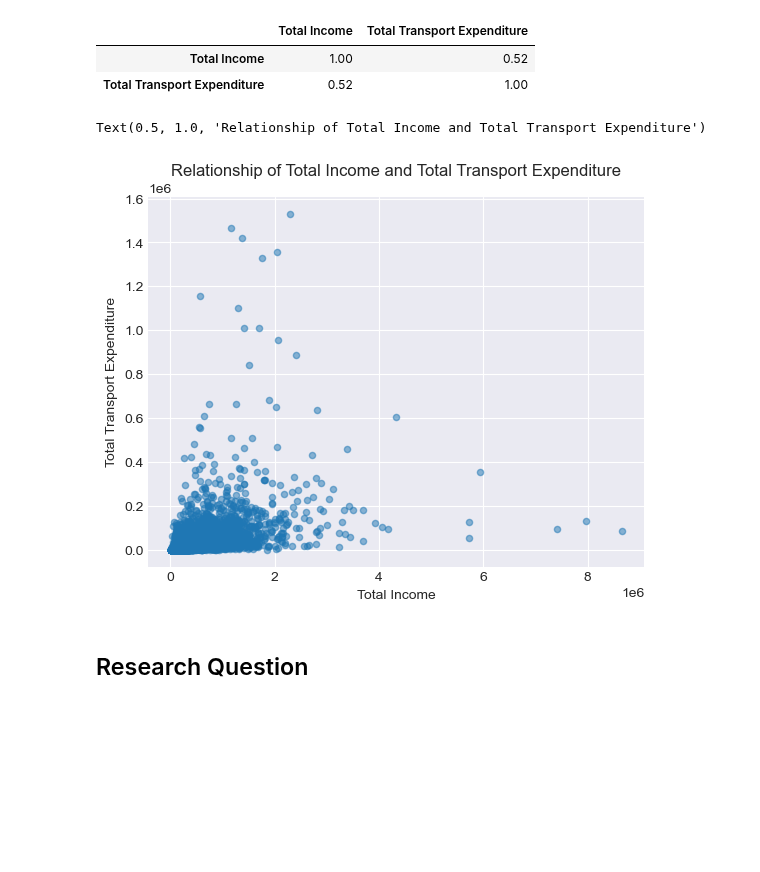
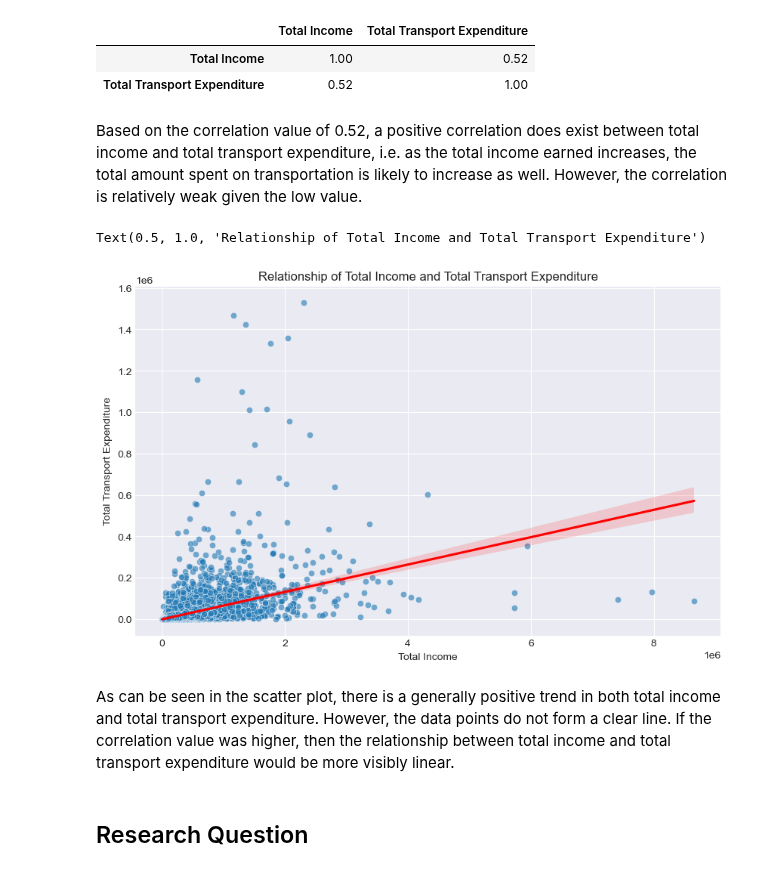
Before and after one commit to definitelyliz/CSMODEL-Phase-1, a Jupyter notebook: CSMODEL Phase 1 copy.ipynb, the cells around one changed output. Saved outputs shown, nothing was run; the diff lists cells and outputs as text; code cells hidden in the pictures; blank space fills up the shorter version.

```diff
--- a/CSMODEL Phase 1 copy.ipynb
+++ b/CSMODEL Phase 1 copy.ipynb
@@ -778,12 +813,21 @@ income_transpoexpend.corr()
 |  | Total Income | Total Transport Expenditure |
 | Total Income | 1.00 | 0.52 |
 | Total Transport Expenditure | 0.52 | 1.00 |
+# %% [markdown]
+Based on the correlation value of 0.52, a positive correlation does exist between total income and total transport expenditure, i.e. as the total income earned increases, the total amount spent on transportation is likely to increase as well. However, the correlation is relatively weak given the low value.
 # %%
-income_transpoexpend.plot.scatter(x='Total Income', y='Total Transport Expenditure', alpha=0.5)
+plt.figure(figsize=(10, 6))
+sns.scatterplot(x='Total Income', y='Total Transport Expenditure', data=income_transpoexpend, alpha=0.6)
+# income_transpoexpend.plot.scatter(x='Total Income', y='Total Transport Expenditure', alpha=0.5)
+
+sns.regplot(x='Total Income', y='Total Transport Expenditure', data=income_transpoexpend, scatter=False, color='red')
+
 plt.title('Relationship of Total Income and Total Transport Expenditure')
 # %% [output]
 Text(0.5, 1.0, 'Relationship of Total Income and Total Transport Expenditure')
-[figure, old version]
+[figure, new version]
+# %% [markdown]
+As can be seen in the scatter plot, there is a generally positive trend in both total income and total transport expenditure. However, the data points do not form a clear line. If the correlation value was higher, then the relationship between total income and total transport expenditure would be more visibly linear.
 # %% [markdown]
 ## Research Question
 # %% [markdown]
```
Also changed, not shown: parts of 2 cells of this notebook.
